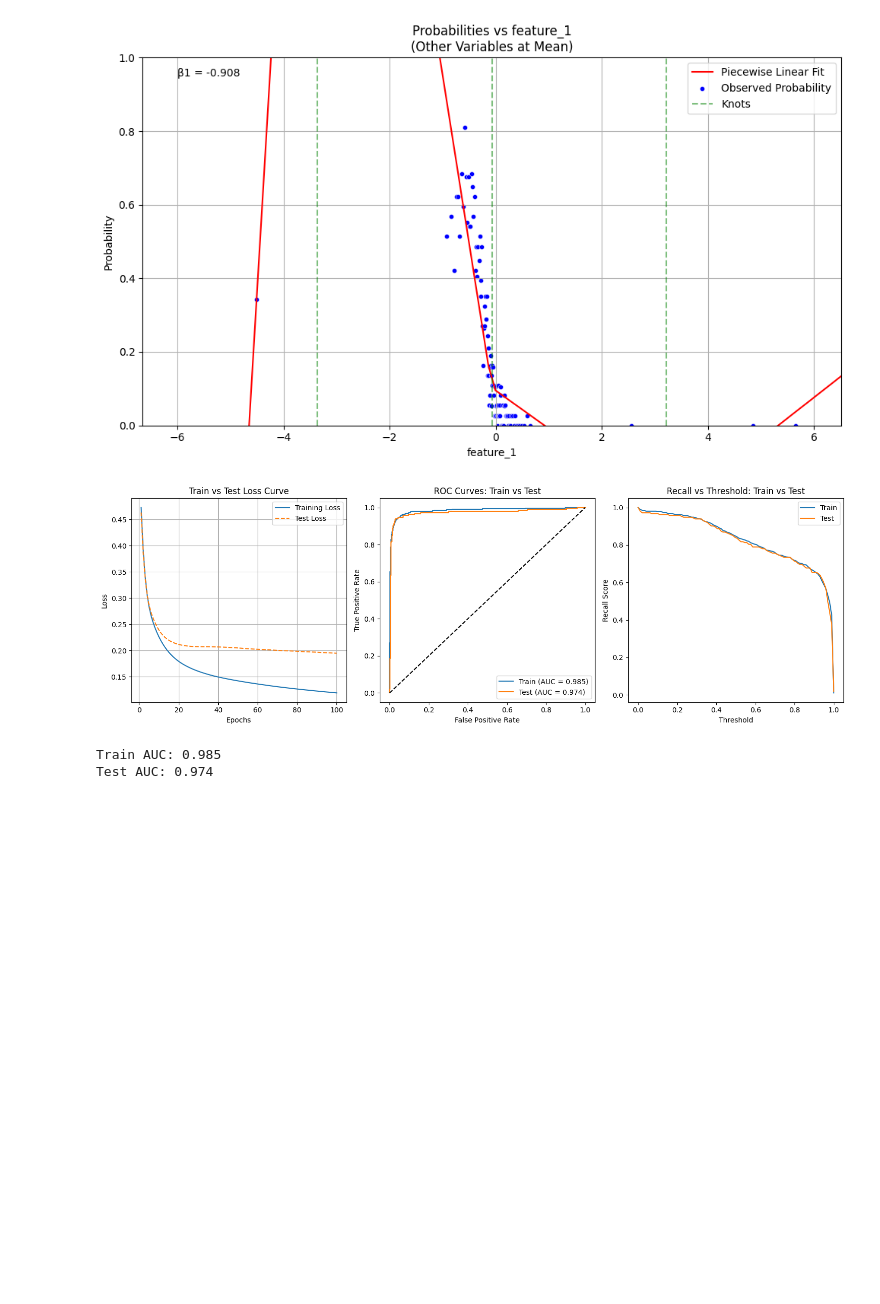
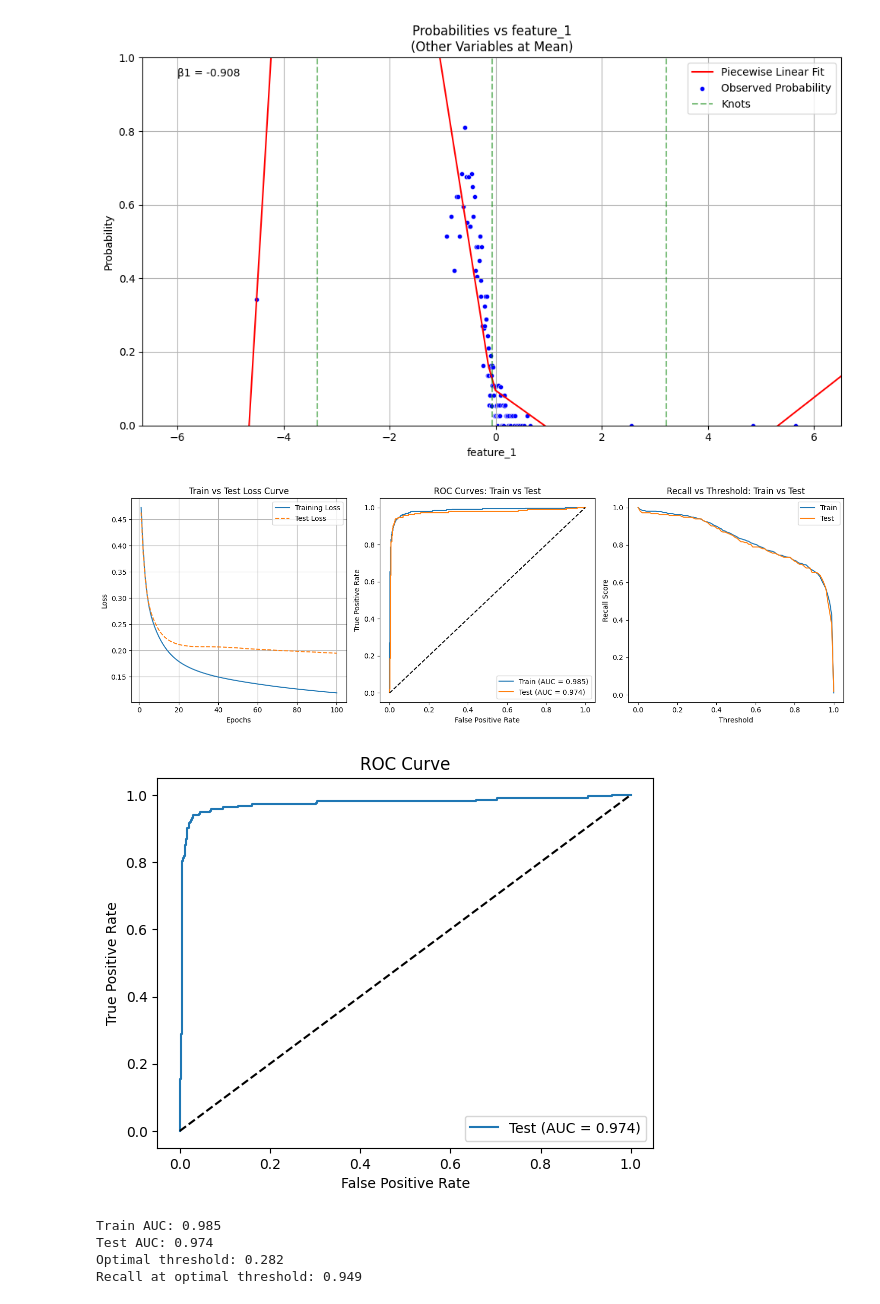
Before and after one commit to Jacob-J-Richards/DS_DA_Projects, a Jupyter notebook: 3-90+_DaysPastDue/Stats_Models_API.ipynb, the cells around one changed output. Saved outputs shown, nothing was run; the diff lists cells and outputs as text; code cells hidden in the pictures; blank space fills up the shorter version.

```diff
--- a/3-90+_DaysPastDue/Stats_Models_API.ipynb
+++ b/3-90+_DaysPastDue/Stats_Models_API.ipynb
@@ -500,42 +500,63 @@ ax1.legend()
 ax1.grid(True)
 
 fpr_train, tpr_train, _ = roc_curve(y_train, train_pred_proba[:, 1])
-fpr_test, tpr_test, _ = roc_curve(y_test, test_pred_proba[:, 1])
+fpr_test, tpr_test, thresholds = roc_curve(y_test, test_pred_proba[:, 1])
 
 train_auc = roc_auc_score(y_train, train_pred_proba[:, 1])
 test_auc = roc_auc_score(y_test, test_pred_proba[:, 1])
 
 ax2.plot(fpr_train, tpr_train, label=f'Train (AUC = {train_auc:.3f})')
 ax2.plot(fpr_test, tpr_test, label=f'Test (AUC = {test_auc:.3f})')
 ax2.plot([0, 1], [0, 1], 'k--')
 ax2.set_xlabel('False Positive Rate')
 ax2.set_ylabel('True Positive Rate')
 ax2.set_title('ROC Curves: Train vs Test')
 ax2.legend()
 
 train_scores = []
 test_scores = []
-thresholds = np.linspace(0, 1, 100)
+thresholds_range = np.linspace(0, 1, 100)
 
-for threshold in thresholds:
+for threshold in thresholds_range:
     train_pred = (train_pred_proba[:, 1] >= threshold).astype(int)
     test_pred = (test_pred_proba[:, 1] >= threshold).astype(int)
     train_scores.append(recall_score(y_train, train_pred))
     test_scores.append(recall_score(y_test, test_pred))
 
-ax3.plot(thresholds, train_scores, label='Train')
-ax3.plot(thresholds, test_scores, label='Test')
+ax3.plot(thresholds_range, train_scores, label='Train')
+ax3.plot(thresholds_range, test_scores, label='Test')
 ax3.set_xlabel('Threshold')
 ax3.set_ylabel('Recall Score')
 ax3.set_title('Recall vs Threshold: Train vs Test')
 ax3.legend()
 
 plt.tight_layout()
 plt.show()
 
+plt.figure(figsize=(6.4, 4.8))
+plt.plot(fpr_test, tpr_test, label=f'Test (AUC = {test_auc:.3f})')
+plt.plot([0, 1], [0, 1], 'k--')
+plt.xlabel('False Positive Rate')
+plt.ylabel('True Positive Rate')
+plt.title('ROC Curve')
+plt.legend()
+plt.show()
+
+fnr = 1 - tpr_test
+optimal_idx = np.argmin(np.abs(fpr_test - fnr))
+optimal_threshold = thresholds[optimal_idx]
+
+y_pred = (test_pred_proba[:, 1] >= optimal_threshold).astype(int)
+recall = recall_score(y_test, y_pred)
+
 print(f"Train AUC: {train_auc:.3f}")
 print(f"Test AUC: {test_auc:.3f}")
+print(f"Optimal threshold: {optimal_threshold:.3f}")
+print(f"Recall at optimal threshold: {recall:.3f}")
 # %% [output]
 [figure]
+[figure, added]
 Train AUC: 0.985
 Test AUC: 0.974
+Optimal threshold: 0.282
+Recall at optimal threshold: 0.949
```
Also changed, not shown: parts of 3 cells of this notebook.
